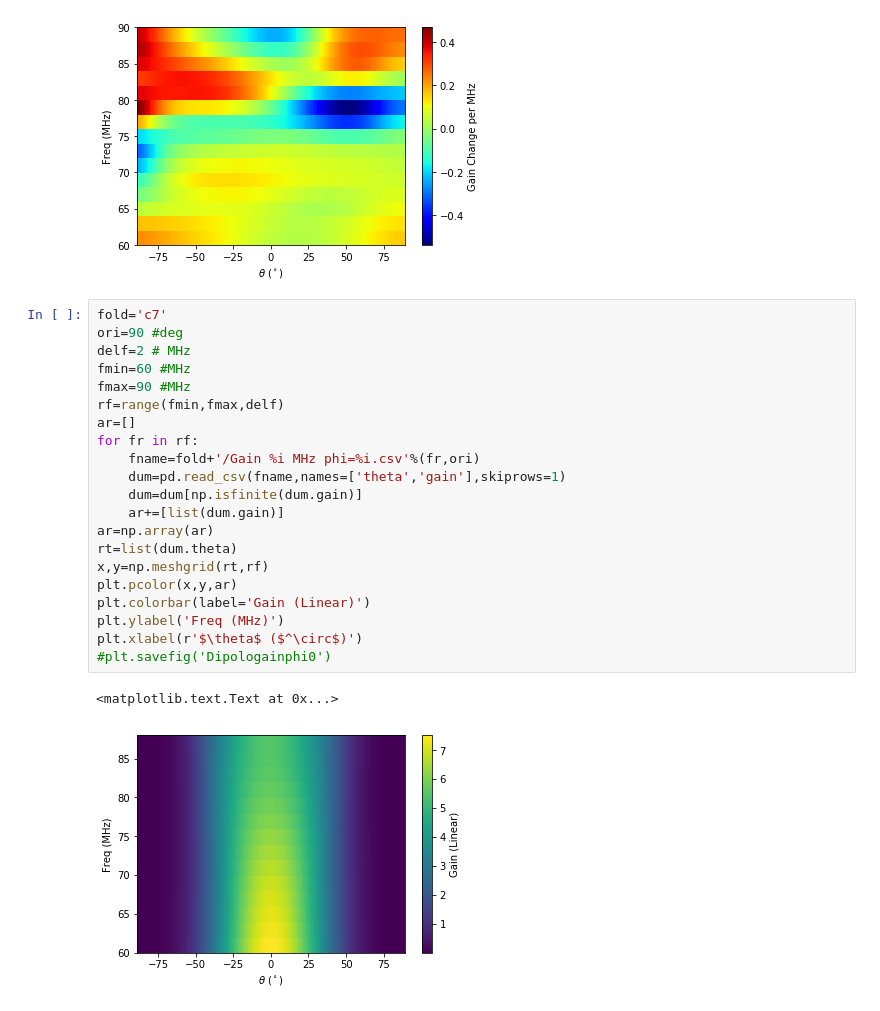
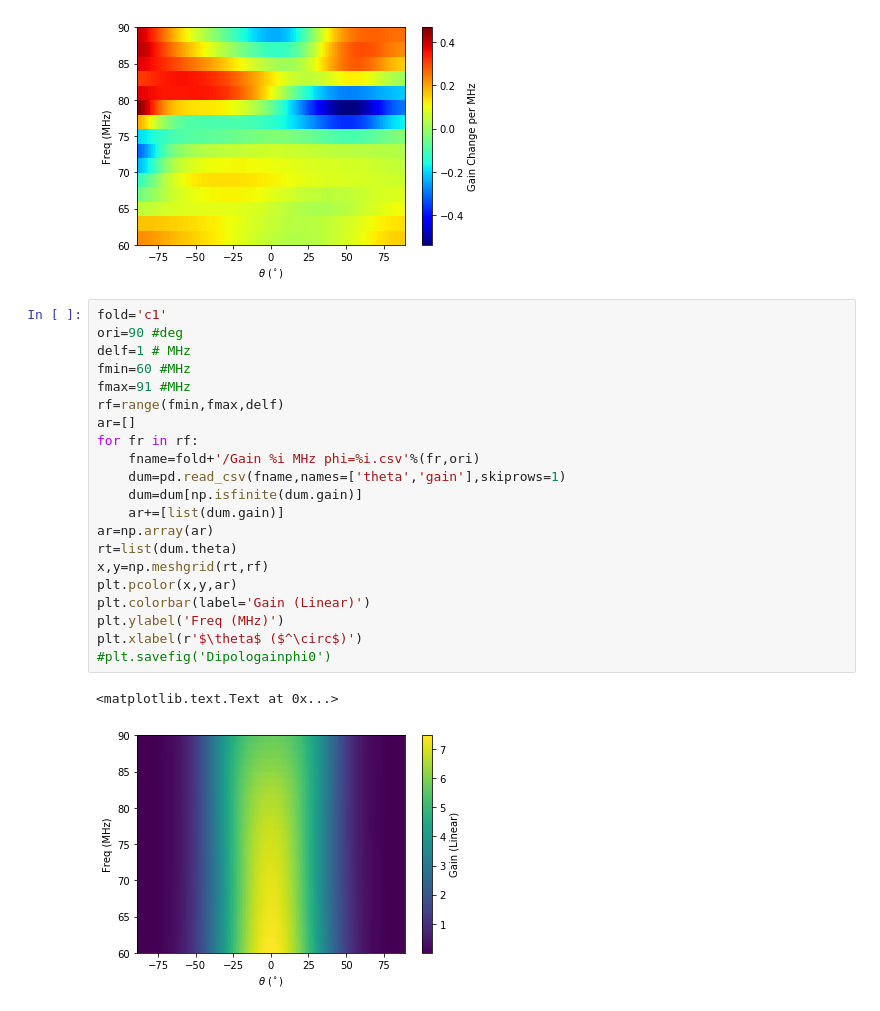
Before and after one commit to saint-germain/MIST, a Jupyter notebook: antennaplots.ipynb, the cells around one changed output. Cells and saved outputs as stored; diff of their text form.

```diff
--- a/antennaplots.ipynb
+++ b/antennaplots.ipynb
@@ -81,29 +78,29 @@ plt.xlabel(r'$\theta$ ($^\circ$)')
 <matplotlib.text.Text at 0x...>
 [figure]
 # %%
-fold='c7'
+fold='c1'
 ori=90 #deg
-delf=2 # MHz
+delf=1 # MHz
 fmin=60 #MHz
-fmax=90 #MHz
+fmax=91 #MHz
 rf=range(fmin,fmax,delf)
 ar=[]
 for fr in rf:
     fname=fold+'/Gain %i MHz phi=%i.csv'%(fr,ori)
     dum=pd.read_csv(fname,names=['theta','gain'],skiprows=1)
     dum=dum[np.isfinite(dum.gain)]
     ar+=[list(dum.gain)]
 ar=np.array(ar)
 rt=list(dum.theta)
 x,y=np.meshgrid(rt,rf)
 plt.pcolor(x,y,ar)
 plt.colorbar(label='Gain (Linear)')
 plt.ylabel('Freq (MHz)')
 plt.xlabel(r'$\theta$ ($^\circ$)')
 #plt.savefig('Dipologainphi0')
 # %% [output]
 <matplotlib.text.Text at 0x...>
-[figure, old version]
+[figure, new version]
 # %%
 deriv=np.gradient(ar,delf)
 plt.pcolor(x,y,deriv[0],cmap='jet') #deriv[0] es a lo largo del eje de frecuencias
```
Also changed, not shown: parts of 14 cells of this notebook, 3 other files.
